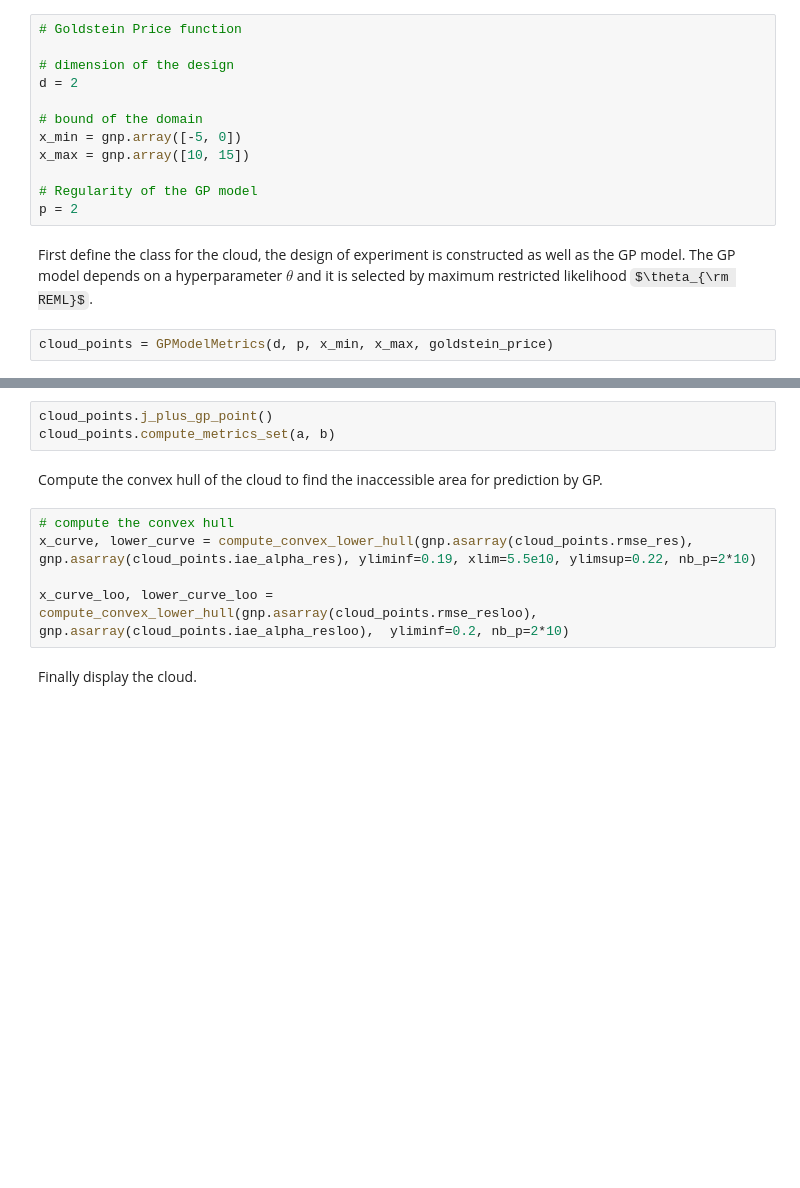
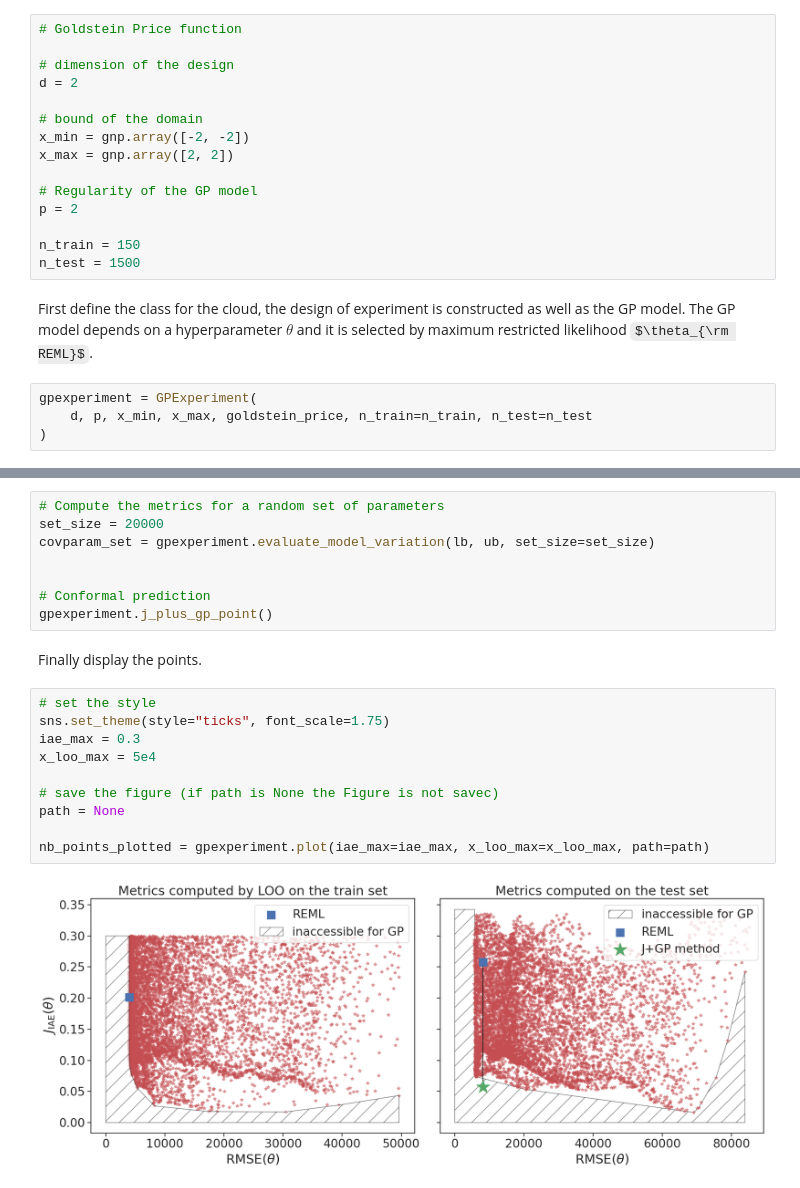
Before and after one commit to aurelienPion/LOD2024_conformal_gp, a Jupyter notebook: goldstein_price_cloud.ipynb, the cells around one changed output, grey strips where cells are left out. Cells and saved outputs as stored; diff of their text form; some formulas as TeX source; blank space fills up the shorter version.

Commit message:
zoom in figure + plot method

```diff
--- a/goldstein_price_cloud.ipynb
+++ b/goldstein_price_cloud.ipynb
@@ -27,12 +26,17 @@ The cloud is built using the Goldstein-Price in dimension $d=2$, it is possible
 d = 2
 
 # bound of the domain
-x_min = gnp.array([-5, 0])
-x_max = gnp.array([10, 15])
+x_min = gnp.array([-2, -2])
+x_max = gnp.array([2, 2])
 
 # Regularity of the GP model
 p = 2
+
+n_train = 150
+n_test = 1500
 # %% [markdown]
 First define the class for the cloud, the design of experiment is constructed as well as the GP model. The GP model depends on a hyperparameter $\theta$ and it is selected by maximum restricted likelihood $\theta_{\rm REML}$.
 # %%
-cloud_points = GPModelMetrics(d, p, x_min, x_max, goldstein_price)
+gpexperiment = GPExperiment(
+    d, p, x_min, x_max, goldstein_price, n_train=n_train, n_test=n_test
+)
@@ -53,12 +80,22 @@ Then compute the metrics for the J+GP method and for the prediction by a GP mode
 # %%
-cloud_points.j_plus_gp_point()
-cloud_points.compute_metrics_set(a, b)
+# Compute the metrics for a random set of parameters
+set_size = 20000
+covparam_set = gpexperiment.evaluate_model_variation(lb, ub, set_size=set_size)
+
+
+# Conformal prediction
+gpexperiment.j_plus_gp_point()
 # %% [markdown]
-Compute the convex hull of the cloud to find the inaccessible area for prediction by GP.
+Finally display the points.
 # %%
-# compute the convex hull
-x_curve, lower_curve = compute_convex_lower_hull(gnp.asarray(cloud_points.rmse_res), gnp.asarray(cloud_points.iae_alpha_res), yliminf=0.19, xlim=5.5e10, ylimsup=0.22, nb_p=2*10)
+# set the style
+sns.set_theme(style="ticks", font_scale=1.75)
+iae_max = 0.3
+x_loo_max = 5e4
 
-x_curve_loo, lower_curve_loo = compute_convex_lower_hull(gnp.asarray(cloud_points.rmse_resloo), gnp.asarray(cloud_points.iae_alpha_resloo),  yliminf=0.2, nb_p=2*10)
+# save the figure (if path is None the Figure is not savec)
+path = None
+
+nb_points_plotted = gpexperiment.plot(iae_max=iae_max, x_loo_max=x_loo_max, path=path)
+# %% [output]
+[figure, added]
-# %% [markdown]
-Finally display the cloud.
```
Also changed, not shown: parts of 8 cells of this notebook, 5 other files.
